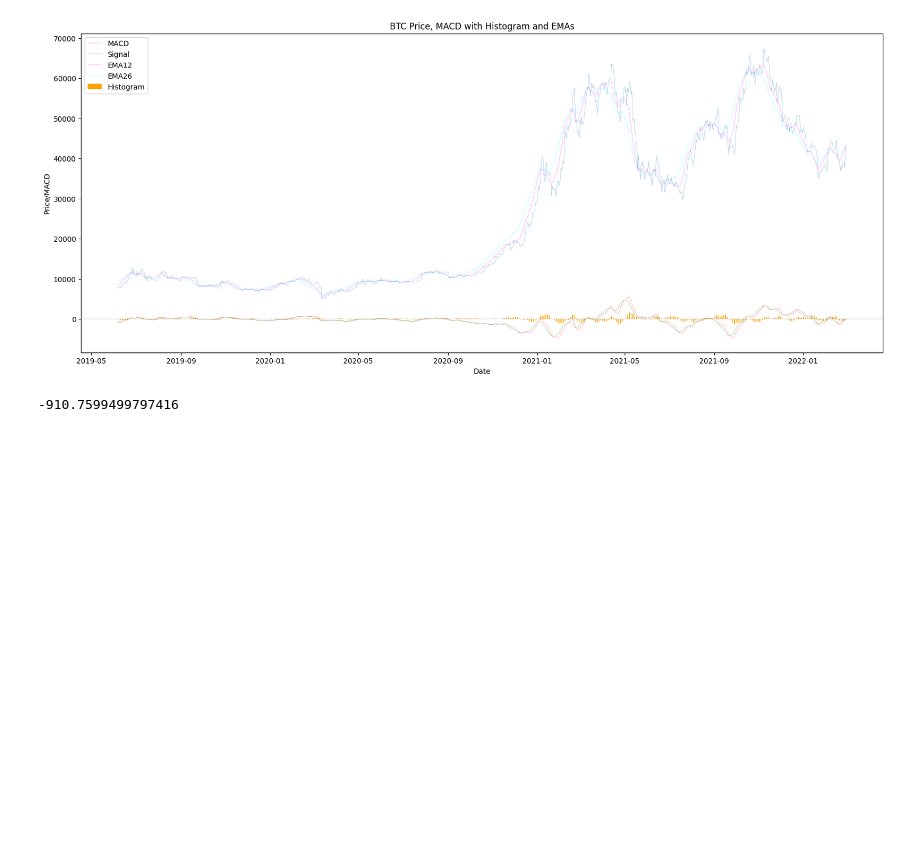
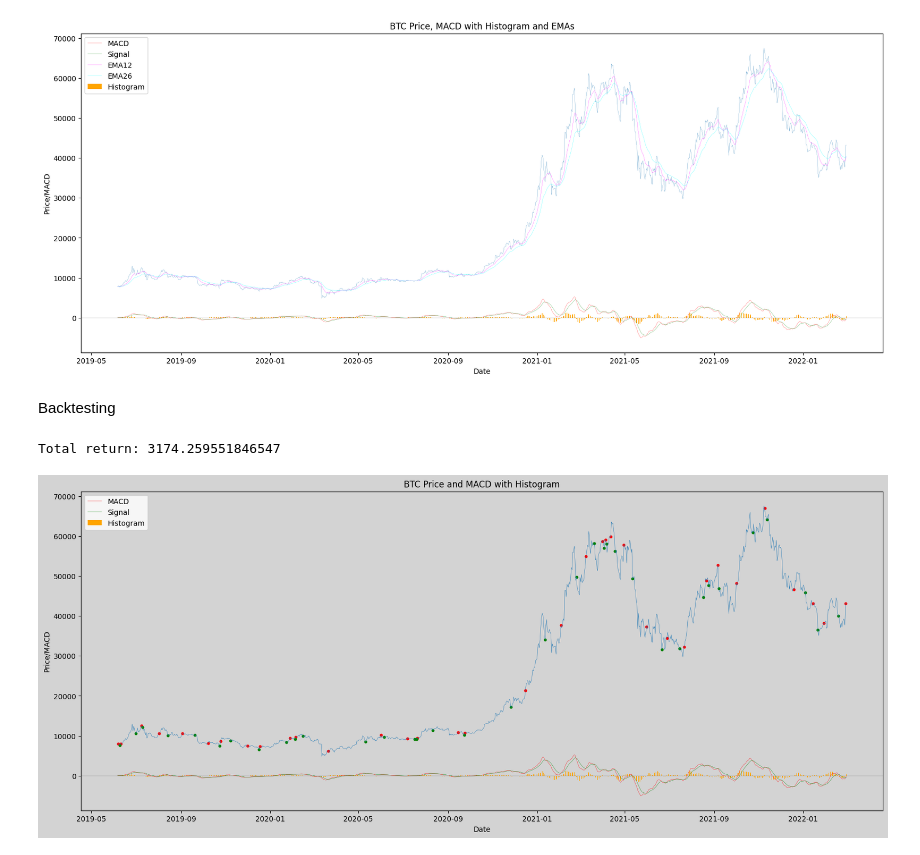
Before and after one commit to timschopinski/macd-analysis, a Jupyter notebook: macd.ipynb, the cells around one changed output. Drawn from its saved outputs; the diff is of its cells as text; code cells hidden in the pictures; blank space fills up the shorter version.

Commit message:
macd_strategy optimization + buy_points and sell_points implementation

```diff
--- a/macd.ipynb
+++ b/macd.ipynb
@@ -161,9 +159,41 @@ plt.legend(loc='upper left')
 plt.show()
 # %% [output]
 [figure]
+# %% [markdown]
+Backtesting
 # %%
-from trading import get_macd_total_return
-total_return = get_macd_total_return(macd_data[::-1])
-print(total_return)
+from backtesting.macd_backtest import backtest_macd
+total_return, buy_points, sell_points = backtest_macd(macd_data)
+print(f'Total return: {total_return}')
 # %% [output]
--910.7599499797416
+Total return: 3174.259551846547
+# %%
+buy_dates = list(map(lambda x: x.date, buy_points))
+buy_prices = list(map(lambda x: x.price, buy_points))
+sell_dates = list(map(lambda x: x.date, sell_points))
+sell_prices = list(map(lambda x: x.price, sell_points))
+
+fig, ax = plt.subplots(figsize=(20, 8))
+
+# set the background color of the axes
+ax.set_facecolor('lightgray')
+fig.set_facecolor('lightgray')
+plt.plot(btc_data['close'], lw=0.4)
+plt.plot(macd_data['macd'], label='MACD', color='red', lw=0.3)
+plt.plot(macd_data['signal'], label='Signal', color='green', lw=0.3)
+plt.scatter(buy_dates, buy_prices, color='r', s=10)
+plt.scatter(sell_dates, sell_prices, color='g', s=10)
+
+plt.bar(macd_data.index, macd_data['histogram'], color='orange', width=0.4, label='Histogram')
+
+plt.axhline(0, color='black', lw=0.1)
+
+plt.xlabel('Date')
+plt.ylabel('Price/MACD')
+plt.title('BTC Price and MACD with Histogram')
+plt.legend(loc='upper left')
+
+plt.savefig('charts/maccd_backtesting.png')
+plt.show()
+# %% [output]
+[figure, added]
```
Also changed, not shown: parts of 6 cells of this notebook, 6 other files.
